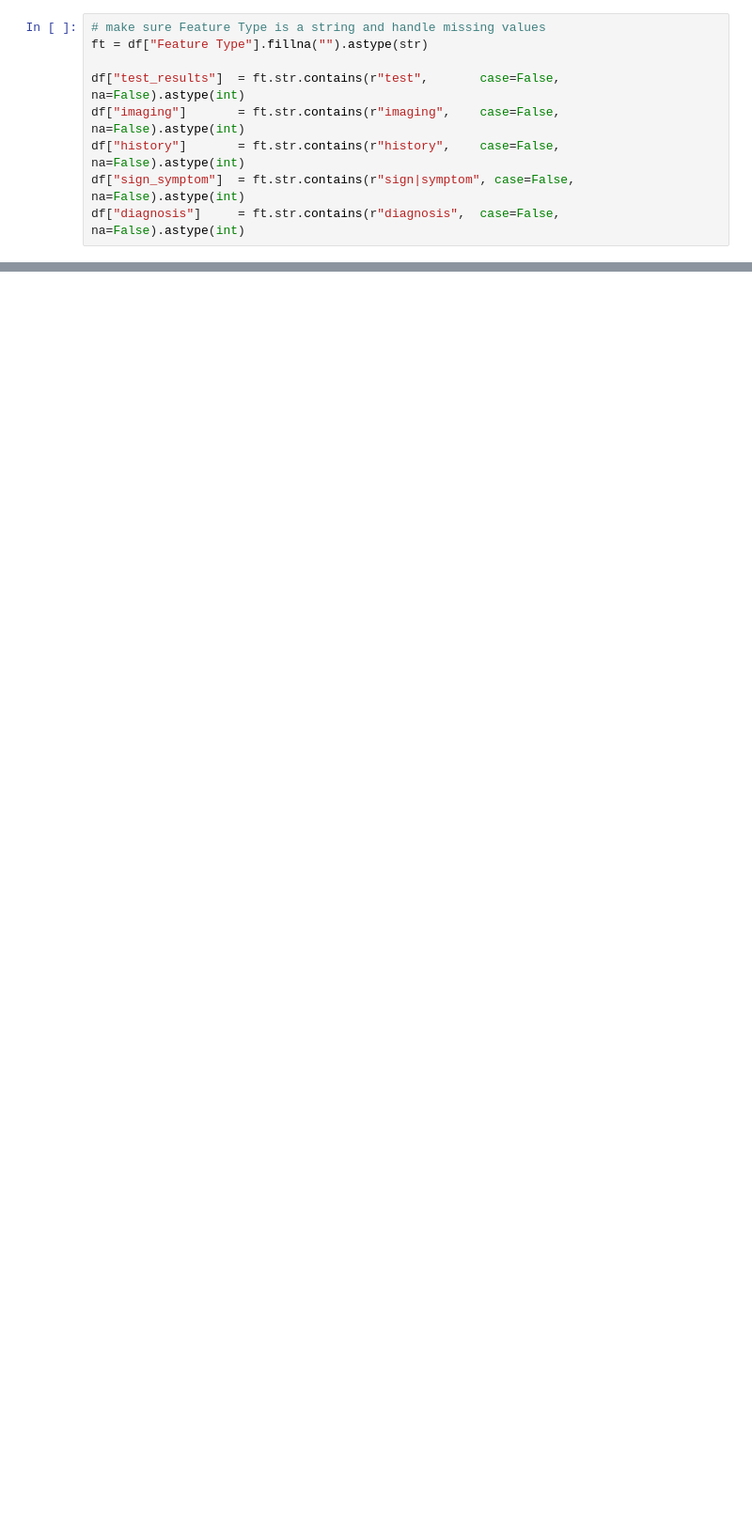
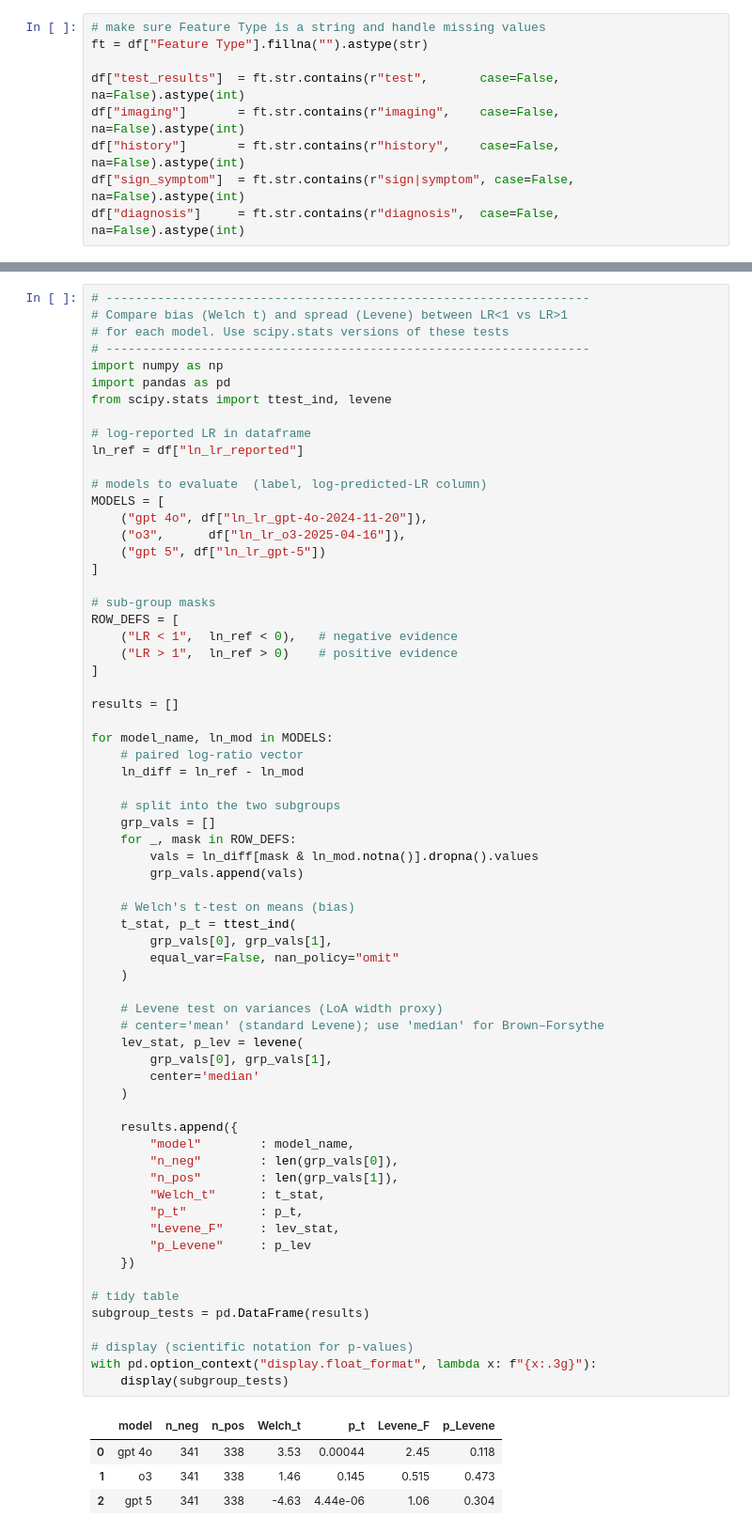
Before and after one commit to reblocke/llm_estimate_lrs, a Jupyter notebook: data_analysis.ipynb, the cells around one changed output, grey strips where cells are left out. Shown at 94% size. Cells and saved outputs as stored; diff of their text form; blank space fills up the shorter version.

```diff
--- a/data_analysis.ipynb
+++ b/data_analysis.ipynb
@@ -1459,0 +612,71 @@ KeyError: 'outcome'
+# %%
+# ------------------------------------------------------------------
+# Compare bias (Welch t) and spread (Levene) between LR<1 vs LR>1
+# for each model. Use scipy.stats versions of these tests
+# ------------------------------------------------------------------
+import numpy as np
+import pandas as pd
+from scipy.stats import ttest_ind, levene
+
+# log‑reported LR in dataframe
+ln_ref = df["ln_lr_reported"]
+
+# models to evaluate  (label, log‑predicted‑LR column)
+MODELS = [
+    ("gpt 4o", df["ln_lr_gpt-4o-2024-11-20"]),
+    ("o3",      df["ln_lr_o3-2025-04-16"]),
+    ("gpt 5", df["ln_lr_gpt-5"])
+]
+
+# sub‑group masks
+ROW_DEFS = [
+    ("LR < 1",  ln_ref < 0),   # negative evidence
+    ("LR > 1",  ln_ref > 0)    # positive evidence
+]
+
+results = []
+
+for model_name, ln_mod in MODELS:
+    # paired log‑ratio vector
+    ln_diff = ln_ref - ln_mod
+
+    # split into the two subgroups
+    grp_vals = []
+    for _, mask in ROW_DEFS:
+        vals = ln_diff[mask & ln_mod.notna()].dropna().values
+        grp_vals.append(vals)
+
+    # Welch's t‑test on means (bias)
+    t_stat, p_t = ttest_ind(
+        grp_vals[0], grp_vals[1],
+        equal_var=False, nan_policy="omit"
+    )
+
+    # Levene test on variances (LoA width proxy)
+    # center='mean' (standard Levene); use 'median' for Brown–Forsythe
+    lev_stat, p_lev = levene(
+        grp_vals[0], grp_vals[1],
+        center='median'
+    )
+
+    results.append({
+        "model"        : model_name,
+        "n_neg"        : len(grp_vals[0]),
+        "n_pos"        : len(grp_vals[1]),
+        "Welch_t"      : t_stat,
+        "p_t"          : p_t,
+        "Levene_F"     : lev_stat,
+        "p_Levene"     : p_lev
+    })
+
+# tidy table
+subgroup_tests = pd.DataFrame(results)
+
+# display (scientific notation for p‑values)
+with pd.option_context("display.float_format", lambda x: f"{x:.3g}"):
+    display(subgroup_tests)
+# %% [output]
+|  | model | n_neg | n_pos | Welch_t | p_t | Levene_F | p_Levene |
+| 0 | gpt 4o | 341 | 338 | 3.53 | 0.00044 | 2.45 | 0.118 |
+| 1 | o3 | 341 | 338 | 1.46 | 0.145 | 0.515 | 0.473 |
+| 2 | gpt 5 | 341 | 338 | -4.63 | 4.44e-06 | 1.06 | 0.304 |
```
Also changed, not shown: parts of 57 cells of this notebook, 49 other files.
